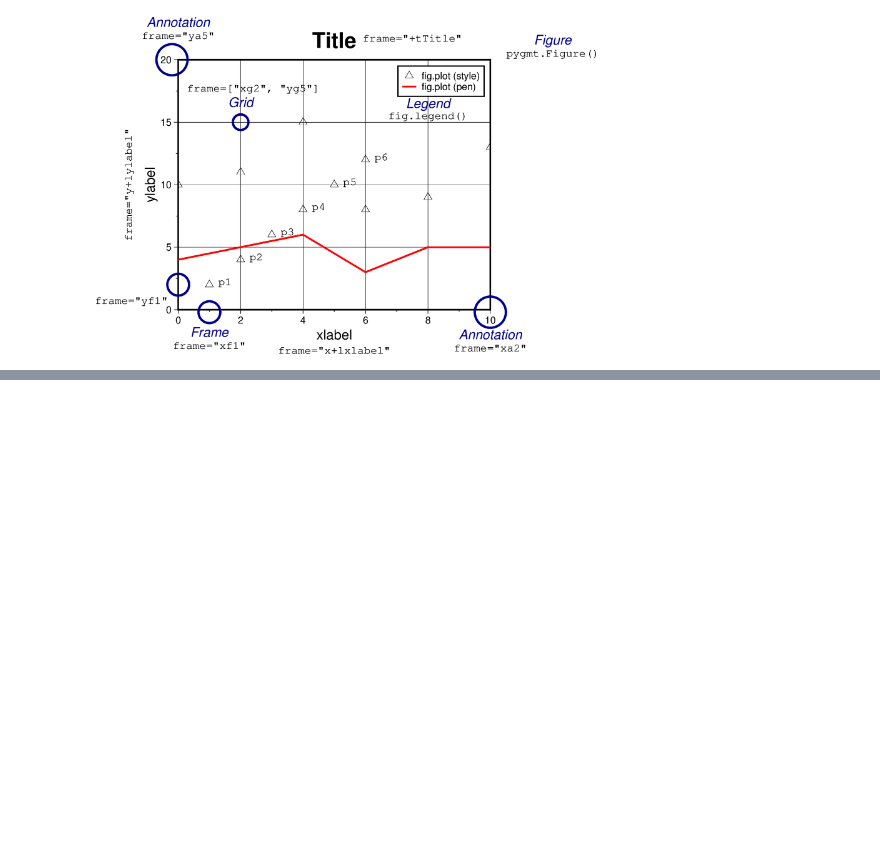
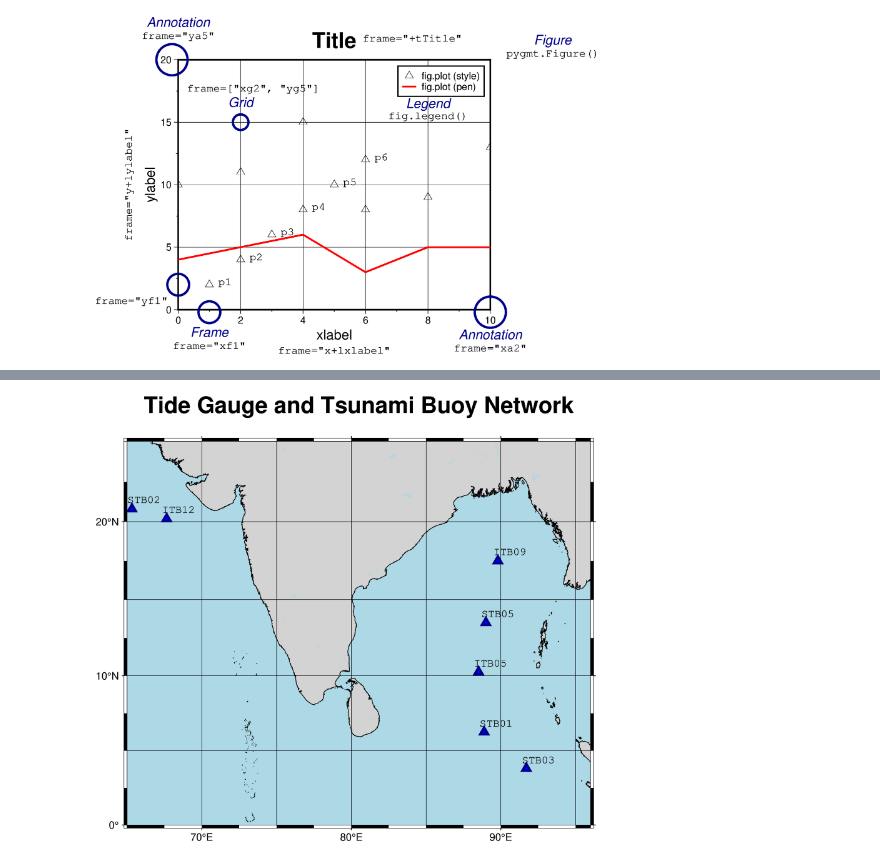
Before and after one commit to ravi19ved/my_projects, a Jupyter notebook: pygmt/pygmt_notebook.ipynb, the cells around one changed output, grey strips where cells are left out. Cells and saved outputs as stored; diff of their text form; code cells hidden in the pictures; blank space fills up the shorter version.

```diff
--- a/pygmt/pygmt_notebook.ipynb
+++ b/pygmt/pygmt_notebook.ipynb
@@ -132,7 +132,7 @@ tb_lat = [6.25,20.8,3.81,13.5,10.25,17.5,20.18]
 tb_lon = [88.88,65.33,91.7,89,88.51,89.8,67.65]
 tb_station = ['STB01','STB02','STB03','STB05','ITB05','ITB09','ITB12']
 
-off_set = 0.8
+off_set = 1 # original value 0.8
 
 tb_txt_shft_x = list(map(lambda tb_lat: tb_lat + off_set, tb_lat))
 tb_txt_shft_y = list(map(lambda tb_lon: tb_lon + off_set, tb_lon))
@@ -158,0 +161,16 @@ fig3.show()
+# %%
+fig4 = pygmt.Figure()
+
+fig4.coast(shorelines="1/0.5p", region = [65, 96, 0, 25], projection="M15c",land = "lightgray", water = "lightblue",)
+fig4.basemap(frame=["a10f2.5g5","+tTide Gauge and Tsunami Buoy Network"])
+
+fig4.plot(x=tb_lon, y=tb_lat, style="t0.3c", pen="2p,darkblue", fill = "blue", no_clip=True)
+fig4.text(x=tb_txt_shft_y, y=tb_txt_shft_x, text=tb_station , **minorexplain)
+
+# fig4.plot(x=tide_lon, y=tide_lat, style="c0.3c", pen="2p,red", no_clip=True)
+# fig4.text(x=tide_txt_shft_y, y=tide_txt_shft_x, text=tide_stations , **minorexplain)
+
+fig4.savefig("tsunami_buoy_network.png")
+fig4.show()
+# %% [output]
+[figure, added]
```
Also changed, not shown: parts of 1 cell of this notebook, 3 other files.
